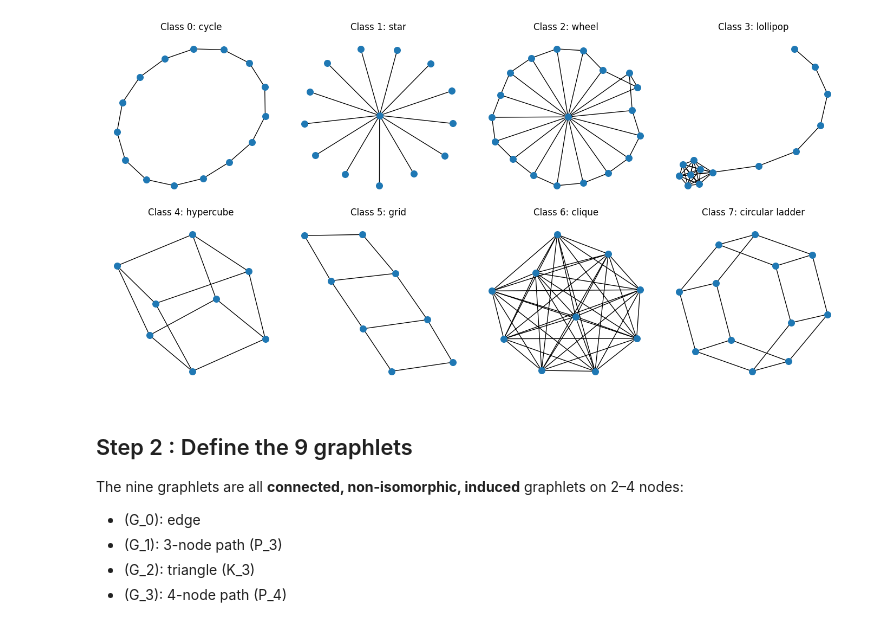
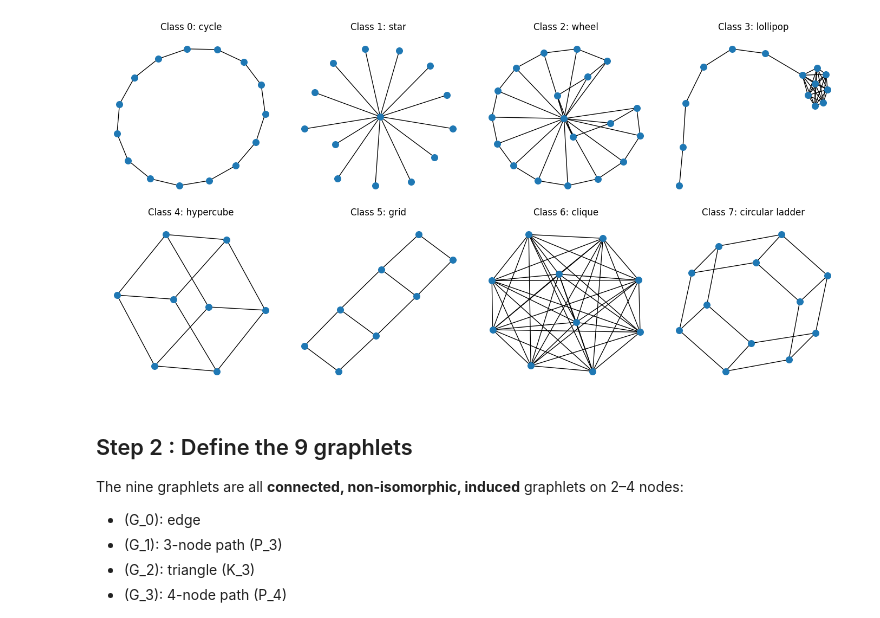
Before and after one commit to xbresson/CS5284_2026, a Jupyter notebook: 05_Shallow_Learning/code02_solution.ipynb, the cells around one changed output. Drawn from its saved outputs; the diff is of its cells as text; code cells hidden in the pictures.

```diff
--- a/05_Shallow_Learning/code02_solution.ipynb
+++ b/05_Shallow_Learning/code02_solution.ipynb
@@ -96,25 +108,73 @@ CLASS_NAMES = [
 # %%
-# Generate a dataset of 640 graphs, with random size between 10 and 20 nodes
-dataset = MiniGCDataset(640, 10, 20)
-# print('dataset:', dataset)
-labels = np.array([int(dataset[i][1]) for i in range(len(dataset))]) # labels = [0 .. 0, 1 .. 1, .. , 7 .. 7]
-# print('labels.shape:', labels.shape, labels) # (640,)
-print("Number of graphs:", len(dataset)) # 640
-print("Graphs per class:", np.bincount(labels)) # [80 80 80 80 80 80 80 80]
+# Convert a simple undirected NetworkX graph to a PyG Data object.
+def networkx_to_pyg(graph, label) -> Data:
+    graph = nx.convert_node_labels_to_integers(graph)
+    data = from_networkx(graph)
+    data.y = torch.tensor([label], dtype=torch.long)
+    return data
 
-def dgl_to_simple_nx(g):
-    G = nx.Graph(g.to_networkx())
-    G.remove_edges_from(nx.selfloop_edges(G)) # MiniGCDataset adds self-loops.
-                                              # Graphlets are defined on undirected graphs, so we remove self-loops.
-    return nx.convert_node_labels_to_integers(G)
 
-# Visualize one example from each class
+# Reproduce the eight synthetic graph families as PyG Data objects.
+def generate_minigc_pyg(num_graphs, min_num_v, max_num_v, seed=0):
+    rng = np.random.RandomState(seed)
+    dataset = []
+    graphs_per_class = num_graphs // 8
+
+    for _ in range(graphs_per_class):
+        num_v = int(rng.randint(min_num_v, max_num_v))
+        dataset.append(networkx_to_pyg(nx.cycle_graph(num_v), 0))
+
+    for _ in range(graphs_per_class):
+        num_v = int(rng.randint(min_num_v, max_num_v))
+        dataset.append(networkx_to_pyg(nx.star_graph(num_v - 1), 1))
+
+    for _ in range(graphs_per_class):
+        num_v = int(rng.randint(min_num_v, max_num_v))
+        dataset.append(networkx_to_pyg(nx.wheel_graph(num_v), 2))
+
+    for _ in range(graphs_per_class):
+        num_v = int(rng.randint(min_num_v, max_num_v))
+        path_len = int(rng.randint(2, num_v // 2))
+        graph = nx.lollipop_graph(num_v - path_len, path_len)
+        dataset.append(networkx_to_pyg(graph, 3))
+
+    for _ in range(graphs_per_class):
+        num_v = int(rng.randint(min_num_v, max_num_v))
+        dimension = int(math.log(num_v, 2))
+        dataset.append(networkx_to_pyg(nx.hypercube_graph(dimension), 4))
+
+    for _ in range(graphs_per_class):
+        num_v = int(rng.randint(min_num_v, max_num_v))
+        num_rows = int(rng.randint(2, num_v // 2))
+        num_cols = num_v // num_rows
+        dataset.append(networkx_to_pyg(nx.grid_graph([num_rows, num_cols]), 5))
+
+    for _ in range(graphs_per_class):
+        num_v = int(rng.randint(min_num_v, max_num_v))
+        dataset.append(networkx_to_pyg(nx.complete_graph(num_v), 6))
+
+    while len(dataset) < num_graphs:
+        num_v = int(rng.randint(min_num_v, max_num_v))
+        dataset.append(networkx_to_pyg(nx.circular_ladder_graph(num_v // 2), 7))
+
+    return dataset
+
+
+# Generate 640 deterministic PyG graphs with target sizes between 10 and 20 nodes.
+dataset = generate_minigc_pyg(640, 10, 20, seed=0)
+labels = np.asarray([int(data.y.item()) for data in dataset], dtype=np.int64)
+print("Number of graphs:", len(dataset))
+print("Graphs per class:", np.bincount(labels))
+print("First PyG graph:", dataset[0])
+print("edge_index shape:", tuple(dataset[0].edge_index.shape))
+
+# Visualize one example from each class.
 fig, axes = plt.subplots(2, 4, figsize=(14, 7))
-for c, ax in enumerate(axes.ravel()):
-    idx = np.flatnonzero(labels == c)[0]
-    G = dgl_to_simple_nx(dataset[idx][0])
-    nx.draw(G, ax=ax, node_size=70, width=1.0)
-    ax.set_title(f"Class {c}: {CLASS_NAMES[c]}")
+for class_id, ax in enumerate(axes.ravel()):
+    idx = np.flatnonzero(labels == class_id)[0]
+    graph = to_networkx(dataset[idx], to_undirected=True)
+    nx.draw(graph, ax=ax, node_size=70, width=1.0)
+    ax.set_title(f"Class {class_id}: {CLASS_NAMES[class_id]}")
     ax.axis("off")
 plt.tight_layout()
 plt.show()
@@ -124,4 +186,4 @@ Graphs per class: [80 80 80 80 80 80 80 80]
-[figure, old version]
+[figure, new version]
 # %% [markdown]
 ## Step 2 : Define the 9 graphlets
 
```
Also changed, not shown: parts of 16 cells of this notebook, 7 other files.
